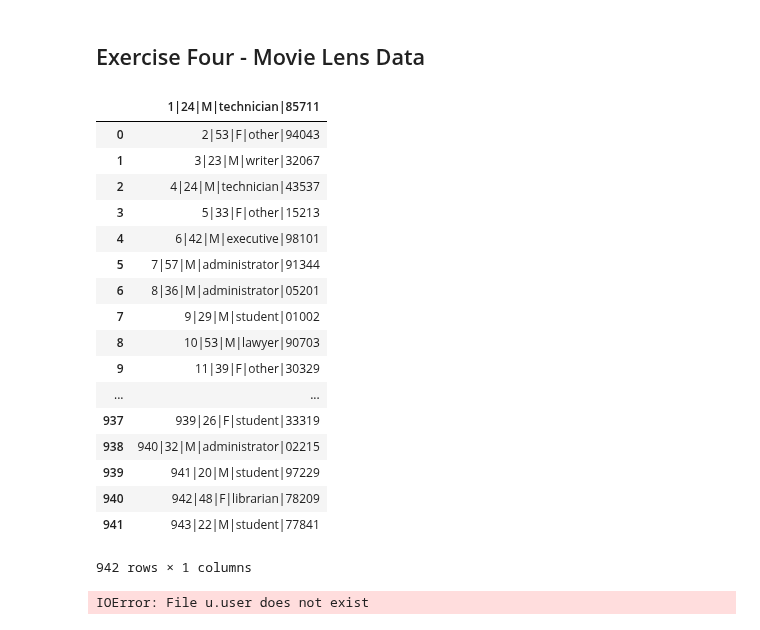
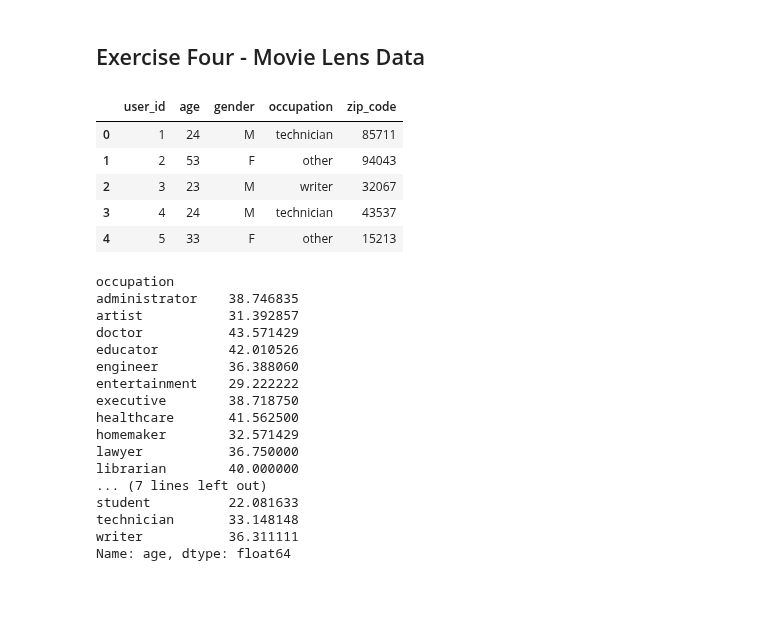
Before and after one commit to alasdaird/SYD_DAT_6, a Jupyter notebook: homework/Homework1_JK.ipynb, the cells around one changed output. Drawn from its saved outputs; the diff is of its cells as text; code cells hidden in the pictures; blank space fills up the shorter version.

```diff
--- a/homework/Homework1_JK.ipynb
+++ b/homework/Homework1_JK.ipynb
@@ -44,28 +44,32 @@ Then commit this in your local repository, push it to your github account and cr
 import pandas as pd
 # %%
 #pd.read_table('u.user', header=None)
-pd.read_table('https://raw.githubusercontent.com/alasdaird/SYD_DAT_6/master/labs/Week%201/u.user')
+users = pd.read_table('https://raw.githubusercontent.com/alasdaird/SYD_DAT_6/master/labs/Week%201/u.user', sep = '|', names = ['user_id', 'age', 'gender', 'occupation', 'zip_code'])
+users.head()
 # %% [output]
-|  | 1|24|M|technician|85711 |
-| 0 | 2|53|F|other|94043 |
-| 1 | 3|23|M|writer|32067 |
-| 2 | 4|24|M|technician|43537 |
-| 3 | 5|33|F|other|15213 |
-| 4 | 6|42|M|executive|98101 |
-| 5 | 7|57|M|administrator|91344 |
-| 6 | 8|36|M|administrator|05201 |
-| 7 | 9|29|M|student|01002 |
-| 8 | 10|53|M|lawyer|90703 |
-| 9 | 11|39|F|other|30329 |
-| ... | ... |
-| 937 | 939|26|F|student|33319 |
-| 938 | 940|32|M|administrator|02215 |
-| 939 | 941|20|M|student|97229 |
-| 940 | 942|48|F|librarian|78209 |
-| 941 | 943|22|M|student|77841 |
+|  | user_id | age | gender | occupation | zip_code |
+| 0 | 1 | 24 | M | technician | 85711 |
+| 1 | 2 | 53 | F | other | 94043 |
+| 2 | 3 | 23 | M | writer | 32067 |
+| 3 | 4 | 24 | M | technician | 43537 |
+| 4 | 5 | 33 | F | other | 15213 |
-942 rows × 1 columns
-# %%
-user_cols = ['user_id', 'age', 'gender', 'occupation', 'zip_code']
-users = pd.read_table('u.user', sep='|', header=None, names=user_cols, index_col='user_id', dtype={'zip_code':str})
-# %% [output]
-IOError: File u.user does not exist
+# %%
+users.groupby('occupation').age.mean()
+# %% [output]
+occupation
+administrator    38.746835
+artist           31.392857
+doctor           43.571429
+educator         42.010526
+engineer         36.388060
+entertainment    29.222222
+executive        38.718750
+healthcare       41.562500
+homemaker        32.571429
+lawyer           36.750000
+librarian        40.000000
+... (7 lines left out)
+student          22.081633
+technician       33.148148
+writer           36.311111
+Name: age, dtype: float64
```
Also changed, not shown: parts of 3 cells of this notebook, 8 other files.
